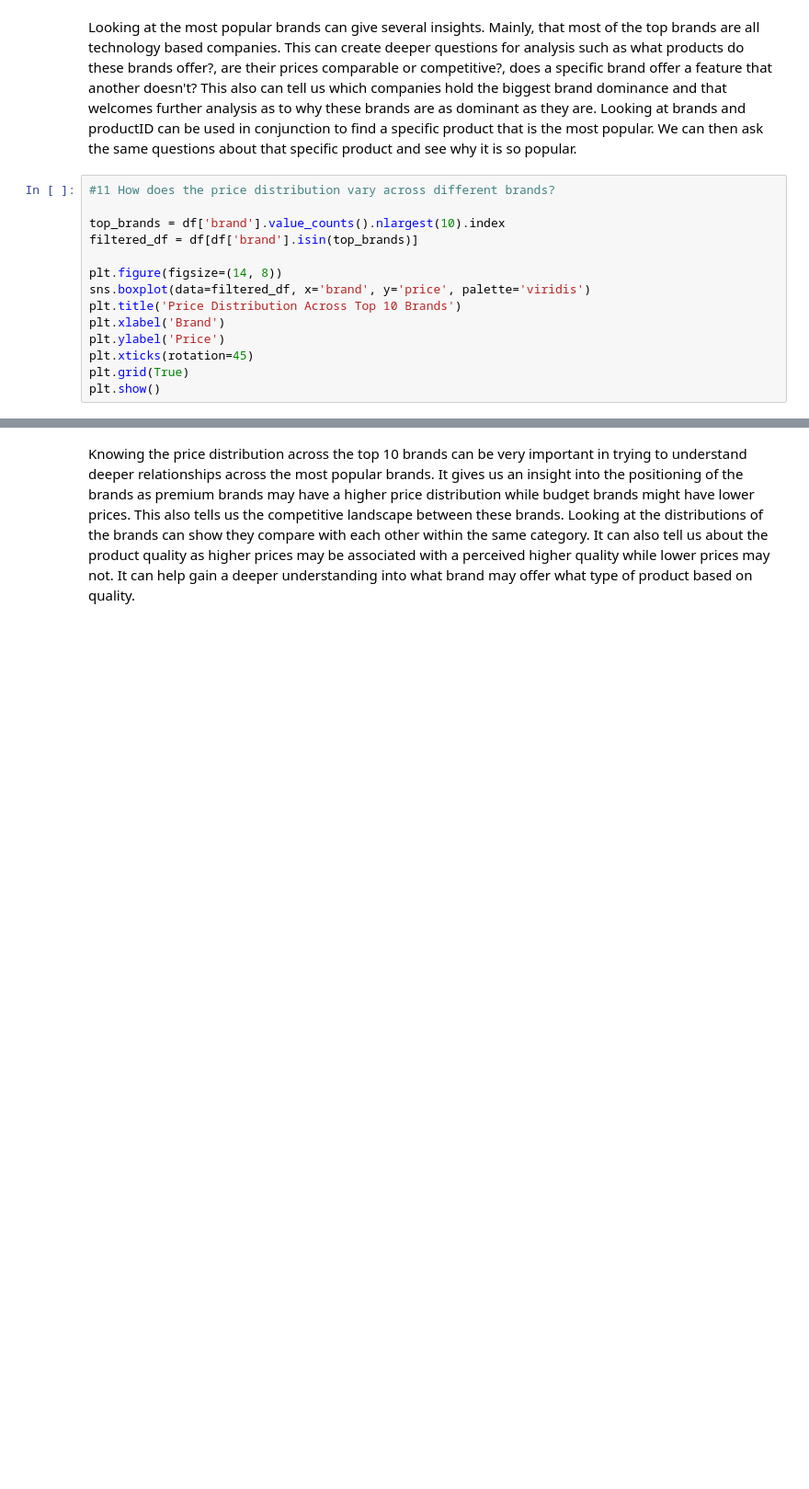
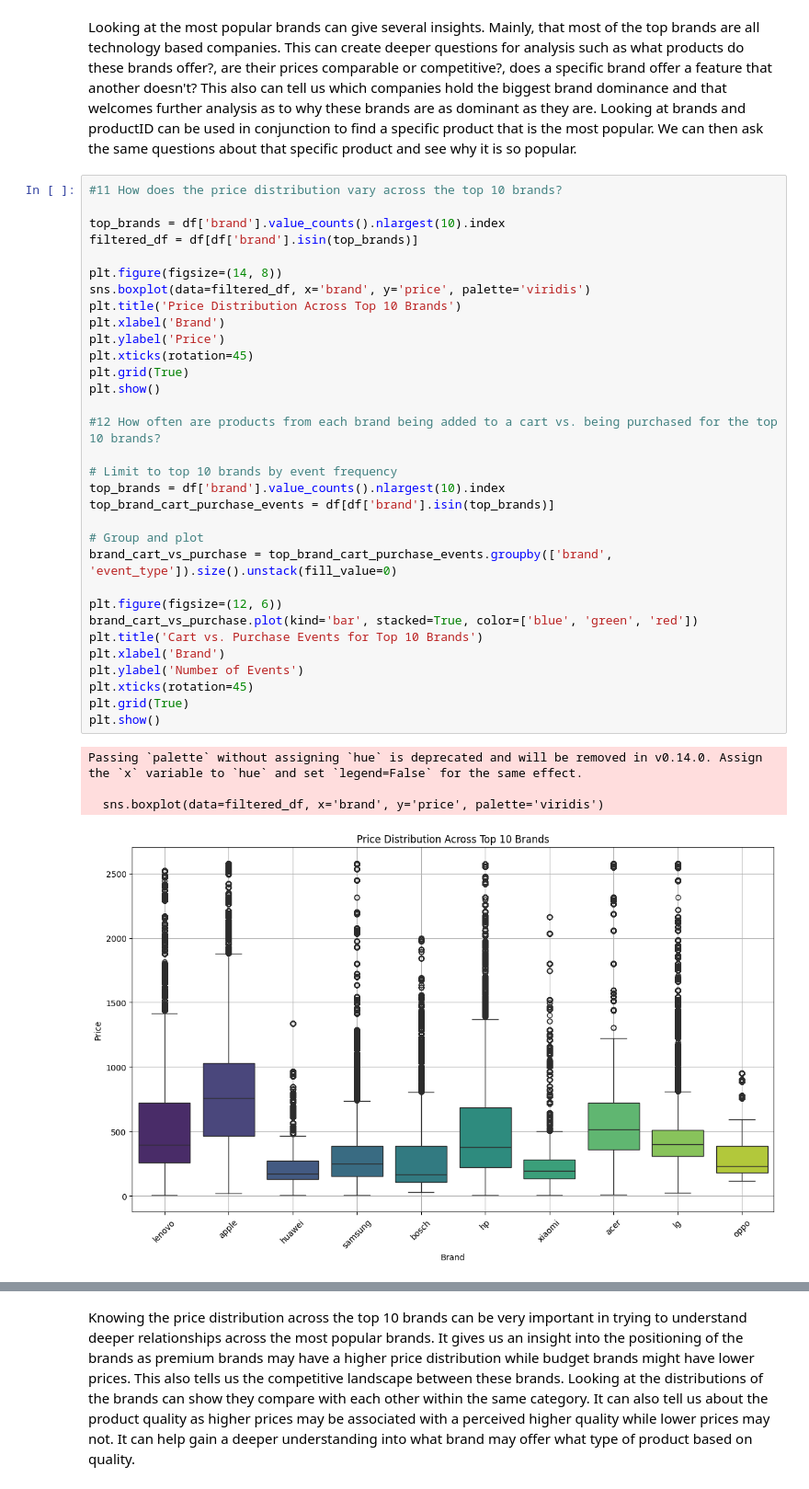
Before and after one commit to abaig32/Purchasing-Patterns-and-Behavior, a Jupyter notebook: E-Commerce Behavior Dataset/notebooks/E-Commerce Behavior Dataset Exploration.ipynb, the cells around one changed output, grey strips where cells are left out. Shown at 92% size. Drawn from its saved outputs; the diff is of its cells as text; blank space fills up the shorter version.

Commit message:
Added 10 more plots and organized code

```diff
--- a/E-Commerce Behavior Dataset/notebooks/E-Commerce Behavior Dataset Exploration.ipynb
+++ b/E-Commerce Behavior Dataset/notebooks/E-Commerce Behavior Dataset Exploration.ipynb
@@ -174,16 +219,39 @@ plt.show()
 # %% [markdown]
 Looking at the most popular brands can give several insights. Mainly, that most of the top brands are all technology based companies. This can create deeper questions for analysis such as what products do these brands offer?, are their prices comparable or competitive?, does a specific brand offer a feature that another doesn't? This also can tell us which companies hold the biggest brand dominance and that welcomes further analysis as to why these brands are as dominant as they are. Looking at brands and productID can be used in conjunction to find a specific product that is the most popular. We can then ask the same questions about that specific product and see why it is so popular.
 # %%
-#11 How does the price distribution vary across different brands?
+#11 How does the price distribution vary across the top 10 brands?
 
 top_brands = df['brand'].value_counts().nlargest(10).index
 filtered_df = df[df['brand'].isin(top_brands)]
 
 plt.figure(figsize=(14, 8))
 sns.boxplot(data=filtered_df, x='brand', y='price', palette='viridis')
 plt.title('Price Distribution Across Top 10 Brands')
 plt.xlabel('Brand')
 plt.ylabel('Price')
 plt.xticks(rotation=45)
 plt.grid(True)
 plt.show()
+
+#12 How often are products from each brand being added to a cart vs. being purchased for the top 10 brands?
+
+# Limit to top 10 brands by event frequency
+top_brands = df['brand'].value_counts().nlargest(10).index
+top_brand_cart_purchase_events = df[df['brand'].isin(top_brands)]
+
+# Group and plot
+brand_cart_vs_purchase = top_brand_cart_purchase_events.groupby(['brand', 'event_type']).size().unstack(fill_value=0)
+
+plt.figure(figsize=(12, 6))
+brand_cart_vs_purchase.plot(kind='bar', stacked=True, color=['blue', 'green', 'red'])
+plt.title('Cart vs. Purchase Events for Top 10 Brands')
+plt.xlabel('Brand')
+plt.ylabel('Number of Events')
+plt.xticks(rotation=45)
+plt.grid(True)
+plt.show()
+# %% [output]
+Passing `palette` without assigning `hue` is deprecated and will be removed in v0.14.0. Assign the `x` variable to `hue` and set `legend=False` for the same effect.
+
+  sns.boxplot(data=filtered_df, x='brand', y='price', palette='viridis')
+[figure, added]
```
Also changed, not shown: parts of 43 cells of this notebook, 2 other files.
